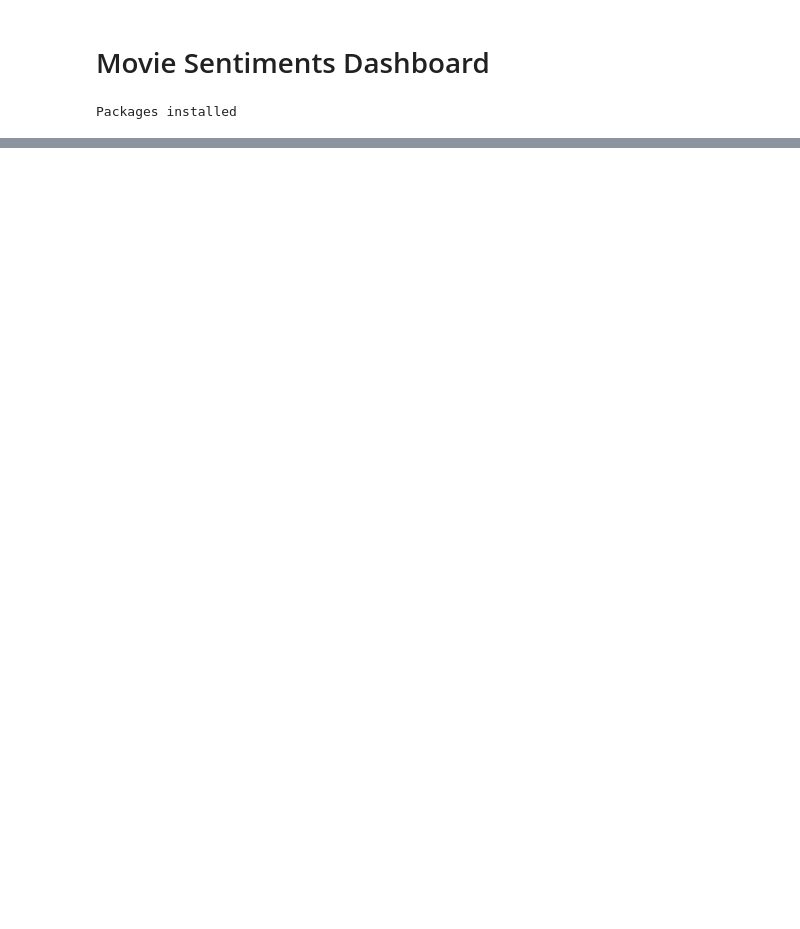
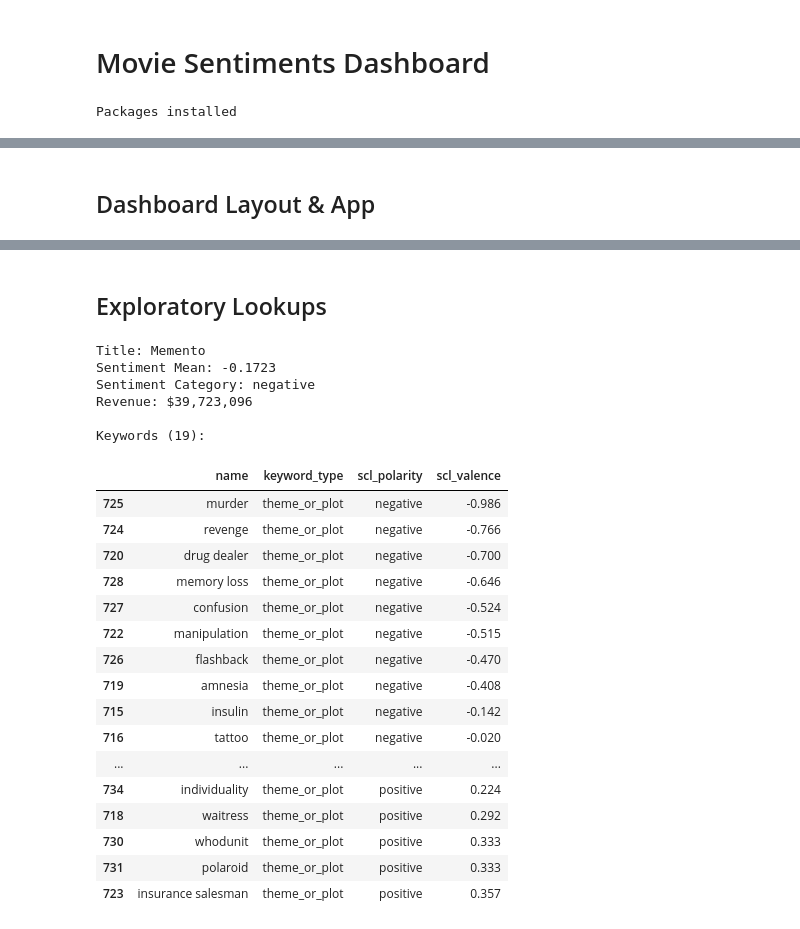
Before and after one commit to syliloquy/MovieSentiments, a Jupyter notebook: movie-dash.ipynb, the cells around one changed output, grey strips where cells are left out. Cells and saved outputs as stored; diff of their text form; code cells hidden in the pictures; blank space fills up the shorter version.

```diff
--- a/movie-dash.ipynb
+++ b/movie-dash.ipynb
@@ -208 +299,3 @@ fig.show()
+# %% [markdown]
+## Dashboard Layout & App
 # %%
@@ -340,3 +394,40 @@ register_callbacks(app)
 app.run(jupyter_mode='inline', debug=False)
 # %% [output]
 [interactive output not drawn]
+# %% [markdown]
+## Exploratory Lookups
+# %%
+movie = movies_df[movies_df['title'] == 'Memento'].iloc[0]
+print(f"Title: {movie['title']}")
+print(f"Sentiment Mean: {movie['sentiment_mean']:.4f}")
+print(f"Sentiment Category: {movie['sentiment_category']}")
+print(f"Revenue: ${movie['revenue']:,.0f}")
+print()
+
+movie_kw = keywords_df[keywords_df['tmdb_movie_id'] == movie['tmdb_movie_id']]
+print(f"Keywords ({len(movie_kw)}):")
+movie_kw[['name', 'keyword_type', 'scl_polarity', 'scl_valence']].sort_values('scl_valence')
+# %% [output]
+Title: Memento
+Sentiment Mean: -0.1723
+Sentiment Category: negative
+Revenue: $39,723,096
+
+Keywords (19):
+|  | name | keyword_type | scl_polarity | scl_valence |
+| 725 | murder | theme_or_plot | negative | -0.986 |
+| 724 | revenge | theme_or_plot | negative | -0.766 |
+| 720 | drug dealer | theme_or_plot | negative | -0.700 |
+| 728 | memory loss | theme_or_plot | negative | -0.646 |
+| 727 | confusion | theme_or_plot | negative | -0.524 |
+| 722 | manipulation | theme_or_plot | negative | -0.515 |
+| 726 | flashback | theme_or_plot | negative | -0.470 |
+| 719 | amnesia | theme_or_plot | negative | -0.408 |
+| 715 | insulin | theme_or_plot | negative | -0.142 |
+| 716 | tattoo | theme_or_plot | negative | -0.020 |
+| ... | ... | ... | ... | ... |
+| 734 | individuality | theme_or_plot | positive | 0.224 |
+| 718 | waitress | theme_or_plot | positive | 0.292 |
+| 730 | whodunit | theme_or_plot | positive | 0.333 |
+| 731 | polaroid | theme_or_plot | positive | 0.333 |
+| 723 | insurance salesman | theme_or_plot | positive | 0.357 |
```
Also changed, not shown: parts of 14 cells of this notebook.
